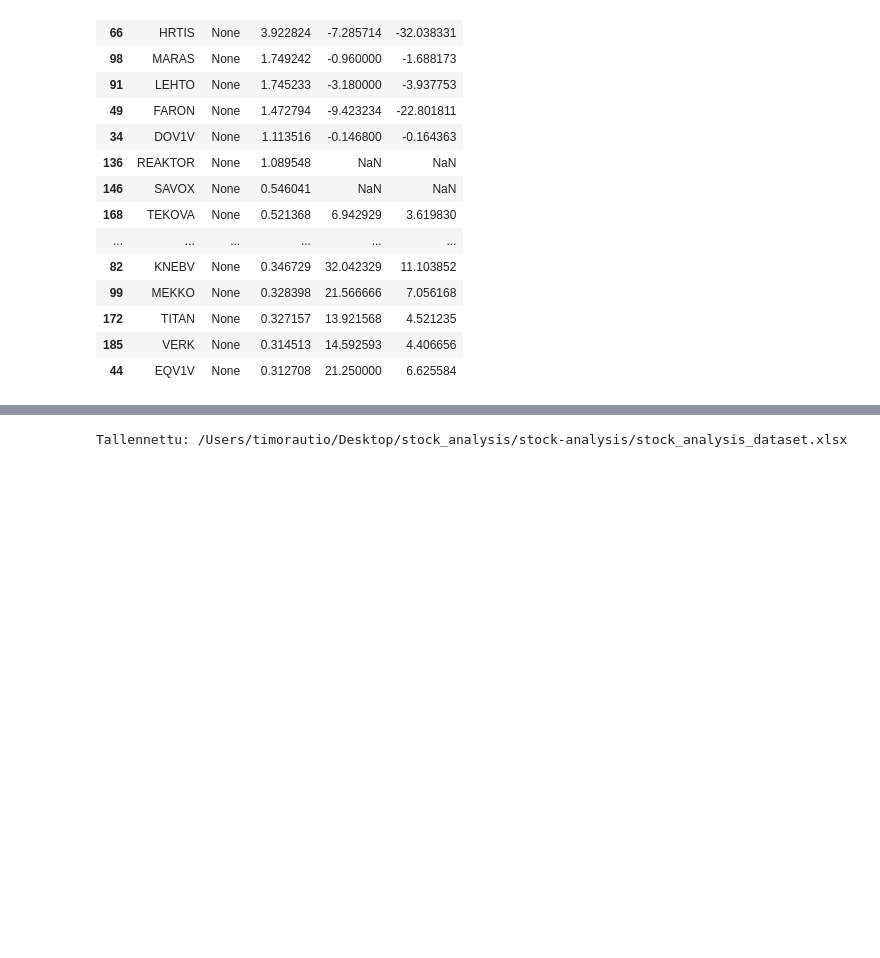
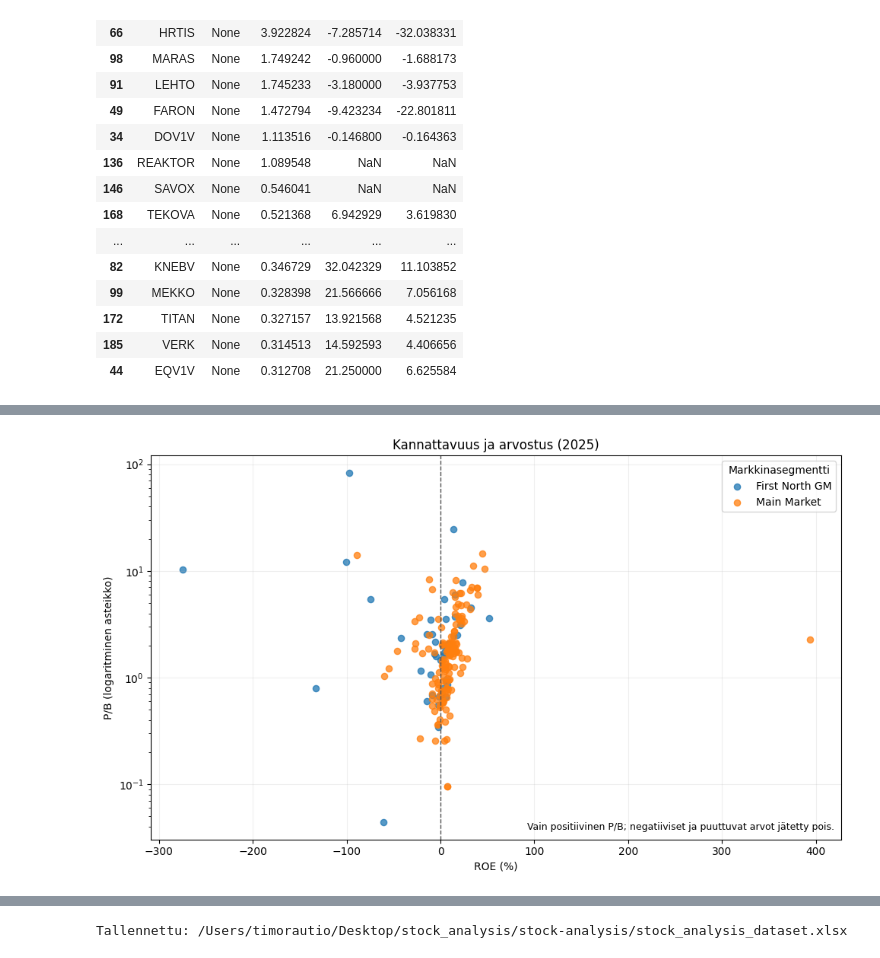
Before and after one commit to ratimo/stock-analysis, a Jupyter notebook: fin_stock_analysis.ipynb, the cells around one changed output, grey strips where cells are left out. Cells and saved outputs as stored; diff of their text form; code cells hidden in the pictures; blank space fills up the shorter version.

```diff
--- a/fin_stock_analysis.ipynb
+++ b/fin_stock_analysis.ipynb
@@ -89,0 +155,19 @@ filtered[['symbol', 'name', 'roe', 'pe_ratio', 'pb_ratio']].head(20)
+# %%
+valuation = viz_data.dropna(subset=['roe', 'pb_ratio']).loc[lambda frame: frame['pb_ratio'].gt(0)].copy()
+if valuation.empty:
+    print('Positiivisia P/B-arvoja ja ROE-arvoja ei ole riittävästi kuvaajaan.')
+else:
+    fig, ax = plt.subplots(figsize=(10, 6))
+    for segment, group in valuation.groupby('market_segment', dropna=False):
+        label = segment if pd.notna(segment) else 'Tuntematon segmentti'
+        ax.scatter(group['roe'] * 100, group['pb_ratio'], alpha=0.75, s=35, label=label)
+    ax.axvline(0, color='#555555', linestyle='--', linewidth=1)
+    ax.set_yscale('log')
+    ax.set(title=f'Kannattavuus ja arvostus ({analysis_year})', xlabel='ROE (%)', ylabel='P/B (logaritminen asteikko)')
+    ax.text(0.99, 0.02, 'Vain positiivinen P/B; negatiiviset ja puuttuvat arvot jätetty pois.', transform=ax.transAxes, ha='right', va='bottom', fontsize=9)
+    ax.legend(title='Markkinasegmentti')
+    ax.grid(alpha=0.2)
+    plt.tight_layout()
+    plt.show()
+# %% [output]
+[figure, added]
```
Also changed, not shown: parts of 9 cells of this notebook, 1 other file.
